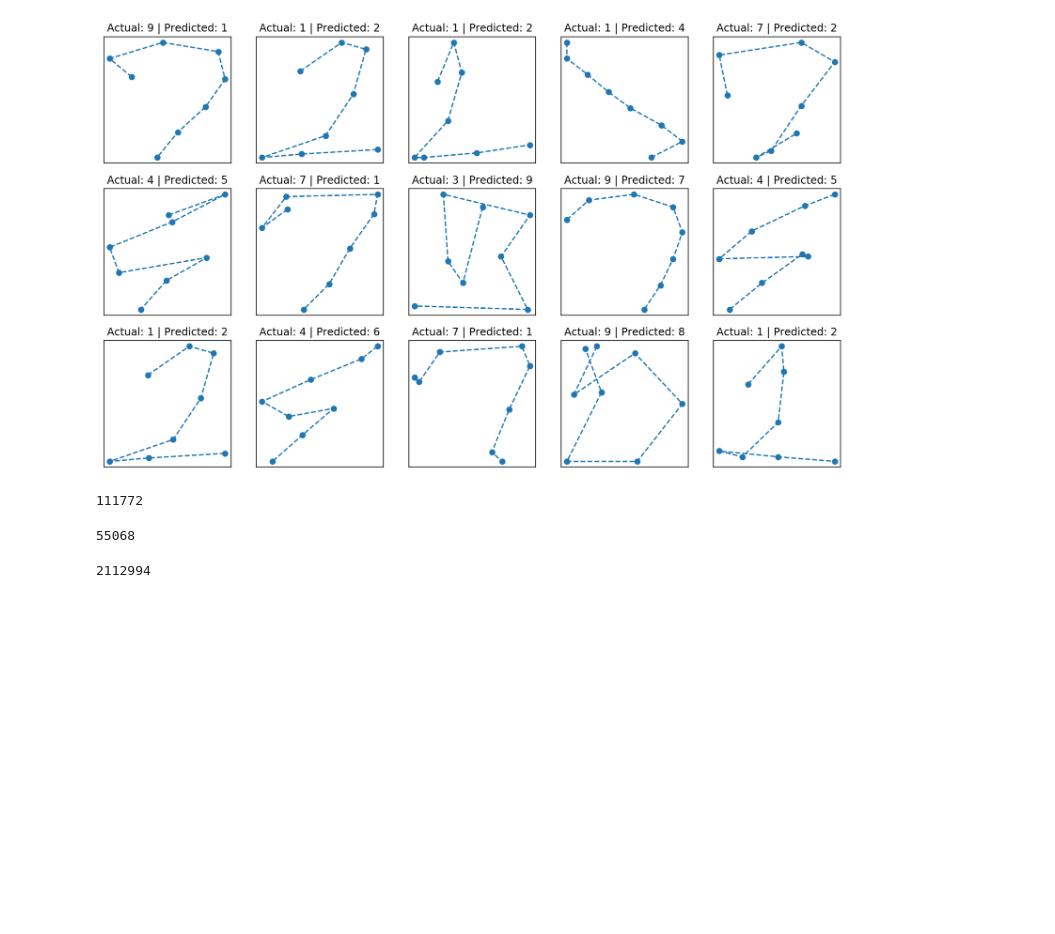
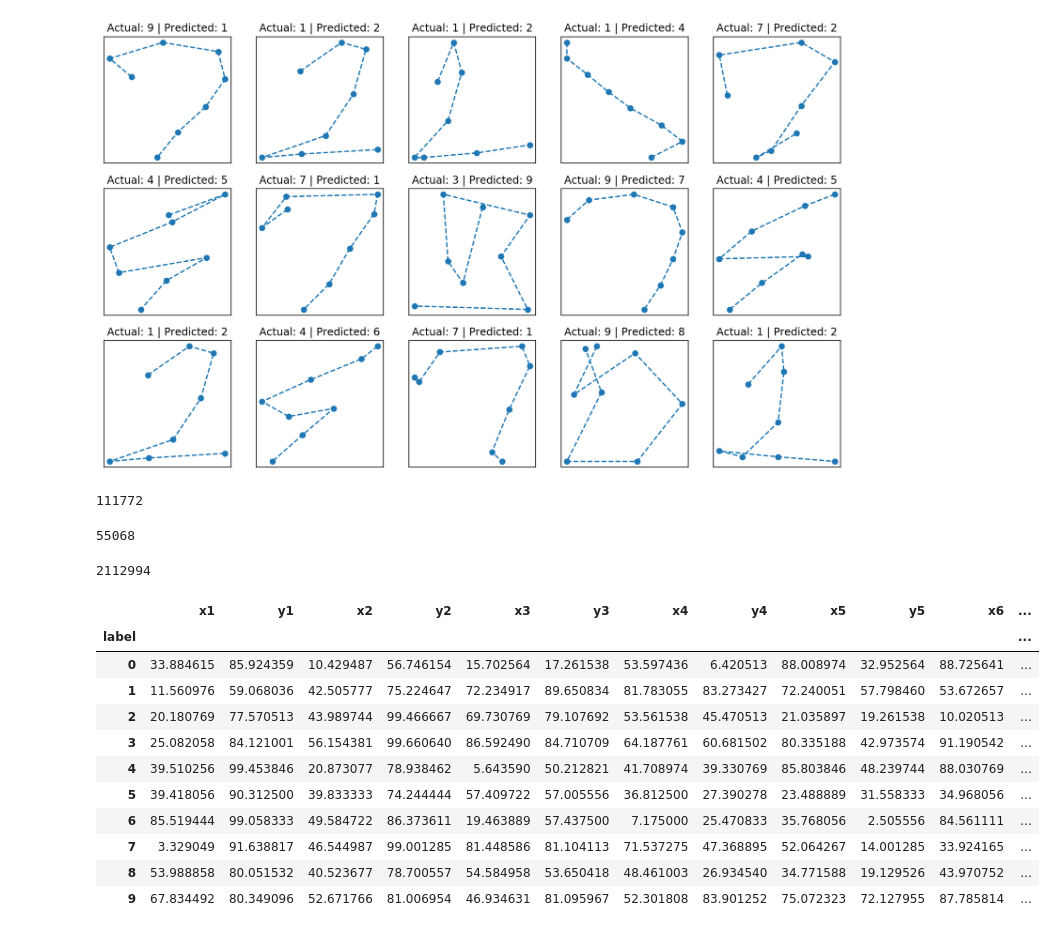
Before and after one commit to abpaudel/pen-digits-classification, a Jupyter notebook: Pen Digits Classification.ipynb, the cells around one changed output. Cells and saved outputs as stored; diff of their text form; code cells hidden in the pictures; blank space fills up the shorter version.

```diff
--- a/Pen Digits Classification.ipynb
+++ b/Pen Digits Classification.ipynb
@@ -394,0 +376,15 @@ getsizeof(knn_pkl)
+# %%
+train.groupby('label').mean()
+# %% [output]
+|  | x1 | y1 | x2 | y2 | x3 | y3 | x4 | y4 | x5 | y5 | x6 | ... |
+| label |  |  |  |  |  |  |  |  |  |  |  | ... |
+| 0 | 33.884615 | 85.924359 | 10.429487 | 56.746154 | 15.702564 | 17.261538 | 53.597436 | 6.420513 | 88.008974 | 32.952564 | 88.725641 | ... |
+| 1 | 11.560976 | 59.068036 | 42.505777 | 75.224647 | 72.234917 | 89.650834 | 81.783055 | 83.273427 | 72.240051 | 57.798460 | 53.672657 | ... |
+| 2 | 20.180769 | 77.570513 | 43.989744 | 99.466667 | 69.730769 | 79.107692 | 53.561538 | 45.470513 | 21.035897 | 19.261538 | 10.020513 | ... |
+| 3 | 25.082058 | 84.121001 | 56.154381 | 99.660640 | 86.592490 | 84.710709 | 64.187761 | 60.681502 | 80.335188 | 42.973574 | 91.190542 | ... |
+| 4 | 39.510256 | 99.453846 | 20.873077 | 78.938462 | 5.643590 | 50.212821 | 41.708974 | 39.330769 | 85.803846 | 48.239744 | 88.030769 | ... |
+| 5 | 39.418056 | 90.312500 | 39.833333 | 74.244444 | 57.409722 | 57.005556 | 36.812500 | 27.390278 | 23.488889 | 31.558333 | 34.968056 | ... |
+| 6 | 85.519444 | 99.058333 | 49.584722 | 86.373611 | 19.463889 | 57.437500 | 7.175000 | 25.470833 | 35.768056 | 2.505556 | 84.561111 | ... |
+| 7 | 3.329049 | 91.638817 | 46.544987 | 99.001285 | 81.448586 | 81.104113 | 71.537275 | 47.368895 | 52.064267 | 14.001285 | 33.924165 | ... |
+| 8 | 53.988858 | 80.051532 | 40.523677 | 78.700557 | 54.584958 | 53.650418 | 48.461003 | 26.934540 | 34.771588 | 19.129526 | 43.970752 | ... |
+| 9 | 67.834492 | 80.349096 | 52.671766 | 81.006954 | 46.934631 | 81.095967 | 52.301808 | 83.901252 | 75.072323 | 72.127955 | 87.785814 | ... |
```
Also changed, not shown: parts of 13 cells of this notebook.
